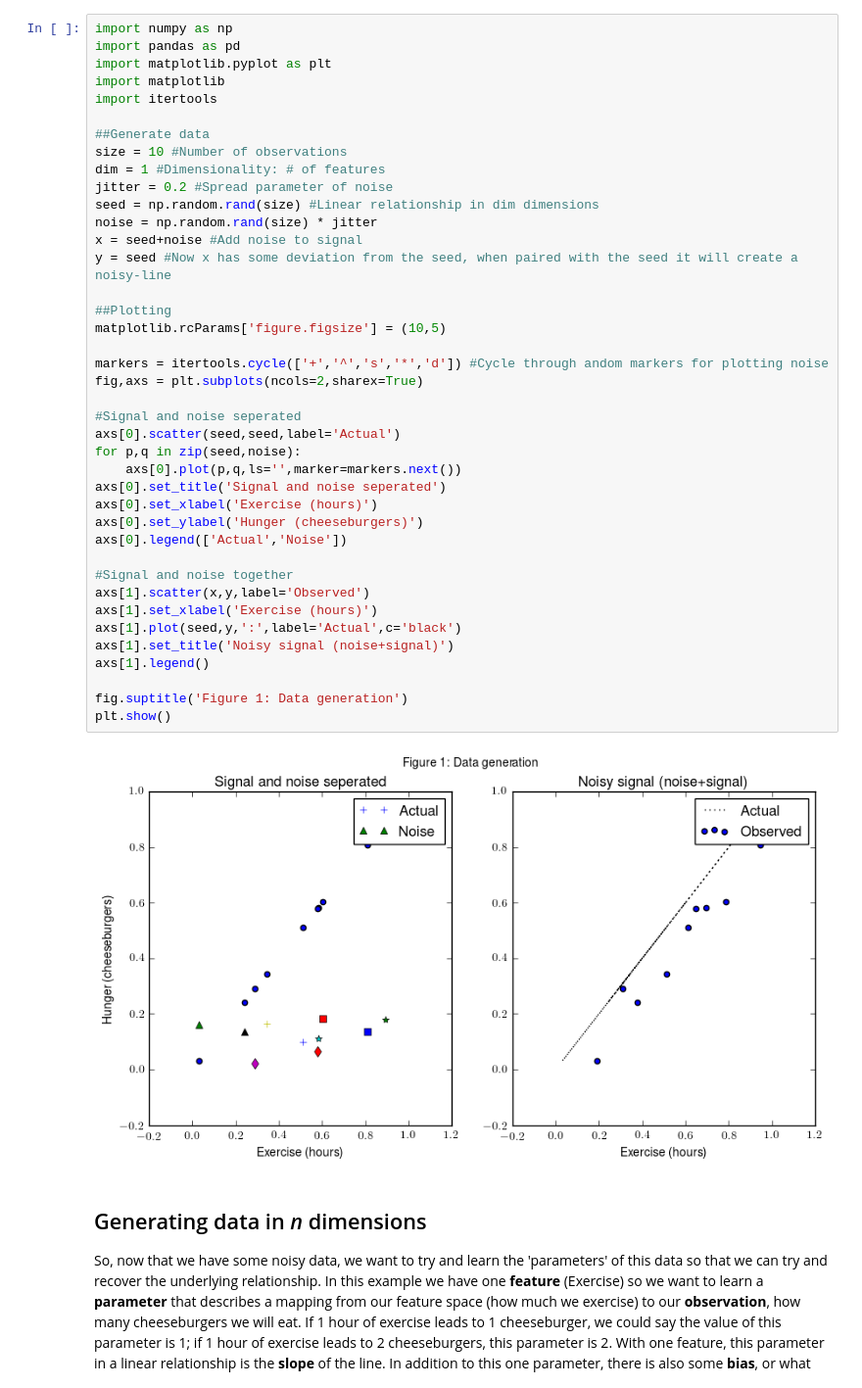
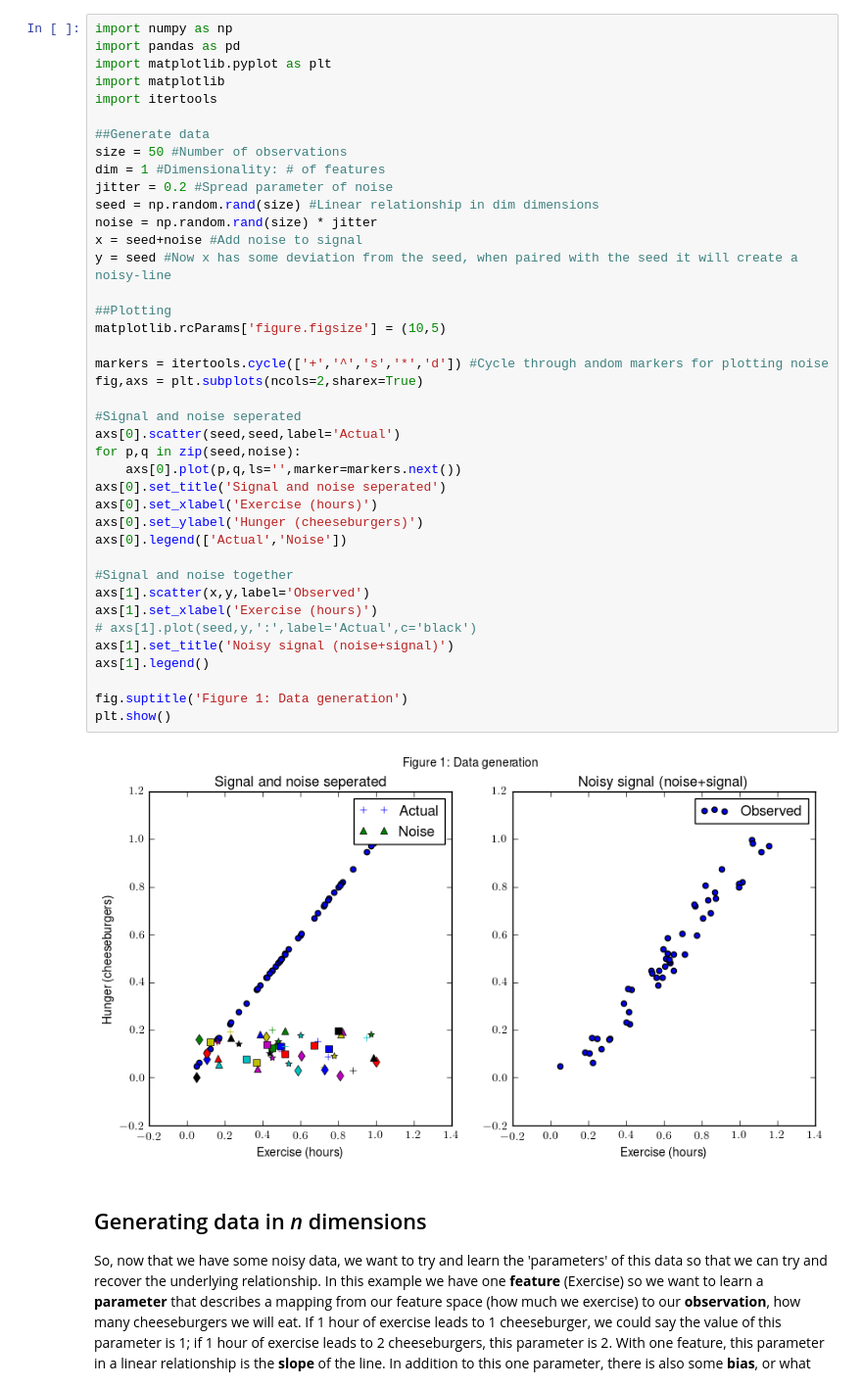
Before and after one commit to michaelsilverstein/Deep-Learning-Examples, a Jupyter notebook: Linear Regression.ipynb, the cells around one changed output. Shown: that part at 98% size. Saved outputs shown, nothing was run; the diff lists cells and outputs as text.

```diff
--- a/Linear Regression.ipynb
+++ b/Linear Regression.ipynb
@@ -19,40 +21,40 @@ import matplotlib
 import itertools
 
 ##Generate data
-size = 10 #Number of observations
+size = 50 #Number of observations
 dim = 1 #Dimensionality: # of features
 jitter = 0.2 #Spread parameter of noise
 seed = np.random.rand(size) #Linear relationship in dim dimensions
 noise = np.random.rand(size) * jitter
 x = seed+noise #Add noise to signal
 y = seed #Now x has some deviation from the seed, when paired with the seed it will create a noisy-line
 
 ##Plotting
 matplotlib.rcParams['figure.figsize'] = (10,5)
 
 markers = itertools.cycle(['+','^','s','*','d']) #Cycle through andom markers for plotting noise
 fig,axs = plt.subplots(ncols=2,sharex=True)
 
 #Signal and noise seperated
 axs[0].scatter(seed,seed,label='Actual')
 for p,q in zip(seed,noise):
     axs[0].plot(p,q,ls='',marker=markers.next())
 axs[0].set_title('Signal and noise seperated')
 axs[0].set_xlabel('Exercise (hours)')
 axs[0].set_ylabel('Hunger (cheeseburgers)')
 axs[0].legend(['Actual','Noise'])
 
 #Signal and noise together
 axs[1].scatter(x,y,label='Observed')
 axs[1].set_xlabel('Exercise (hours)')
-axs[1].plot(seed,y,':',label='Actual',c='black')
+# axs[1].plot(seed,y,':',label='Actual',c='black')
 axs[1].set_title('Noisy signal (noise+signal)')
 axs[1].legend()
 
 fig.suptitle('Figure 1: Data generation')
 plt.show()
 # %% [output]
-[figure, old version]
+[figure, new version]
 # %% [markdown]
 ## Generating data in _n_ dimensions
 So, now that we have some noisy data, we want to try and learn the 'parameters' of this data so that we can try and recover the underlying relationship. In this example we have one **feature** (Exercise) so we want to learn a **parameter** that describes a mapping from our feature space (how much we exercise) to our **observation**, how many cheeseburgers we will eat. If 1 hour of exercise leads to 1 cheeseburger, we could say the value of this parameter is 1; if 1 hour of exercise leads to 2 cheeseburgers, this parameter is 2. With one feature, this parameter in a linear relationship is the **slope** of the line. In addition to this one parameter, there is also some **bias**, or what we predict without any input. In our analogy, the bias would be how many cheeseburgers we can expect someone to eat without any exercise. We can represent our model so far as:
```
Also changed, not shown: parts of 5 cells of this notebook.
